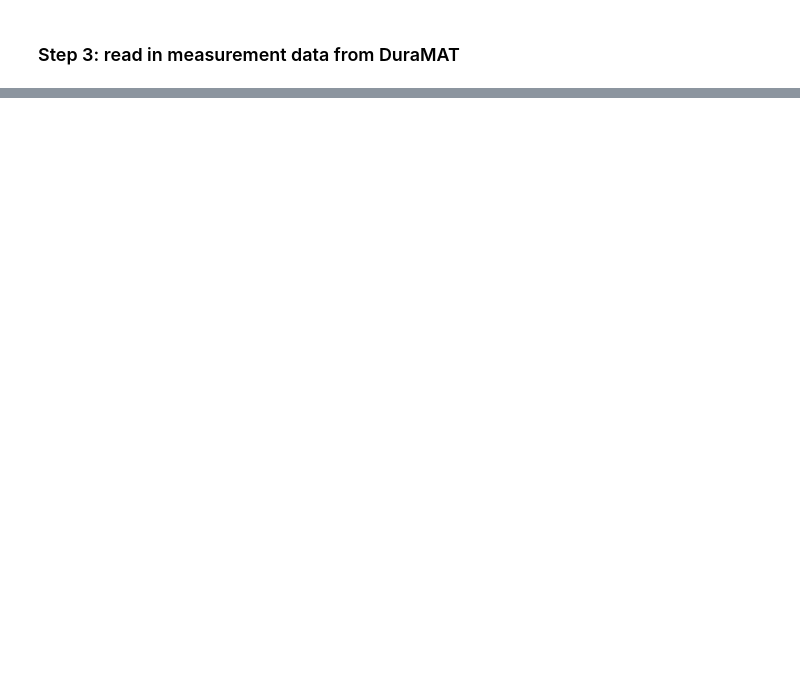
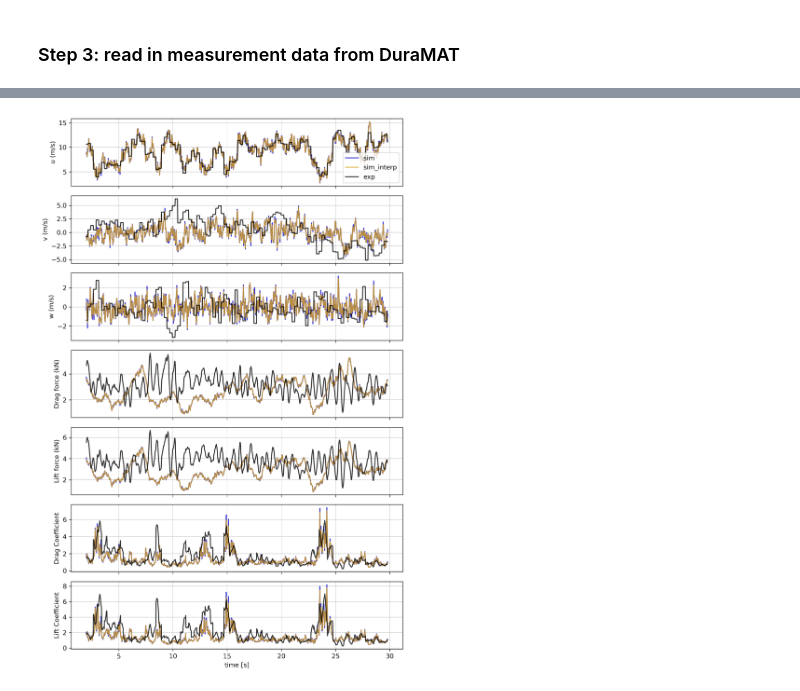
Before and after one commit to brookeslawski/PVade, a Jupyter notebook: postprocessing/loads_validation.ipynb, the cells around one changed output, grey strips where cells are left out. Saved outputs shown, nothing was run; the diff lists cells and outputs as text; code cells hidden in the pictures; blank space fills up the shorter version.

```diff
--- a/postprocessing/loads_validation.ipynb
+++ b/postprocessing/loads_validation.ipynb
@@ -250,7 +315,8 @@ for comp in ['fx','fy','fz']:
 
 for key in ['sim','sim_interp']:
     alldata[key] = alldata[key].rename(columns={'fx_0':'Drag force (kN)','fy_0':'Lateral force (kN)','fz_0':'Lift force (kN)',
-                                               'fx_nd_calc':'Drag Coefficient','fz_nd_calc':'Lift Coefficient', })
+                                               'fx_nd_calc':'Drag Coefficient','fz_nd_calc':'Lift Coefficient',
+                                                'accel-x':'AccNE X (g)', 'accel-z':'AccNE Y (g)'})
     # alldata['sim'] = alldata['sim'].rename(columns={'fx_0':'Drag force (kN)','fy_0':'Lateral force (kN)','fz_0':'Lift force (kN)'})
     # alldata['sim_interp'] = alldata['sim_interp'].rename(columns={'fx_0':'Drag force (kN)','fy_0':'Lateral force (kN)','fz_0':'Lift force (kN)'})
 
@@ -258,17 +338,21 @@ alldata['sim']
 # %%
 # plot velocity signals and drag and lift force
+colors = {'exp': 'k', 'sim': 'mediumblue', 'sim_interp': 'goldenrod'}
+
 comps = ['u (m/s)','v (m/s)','w (m/s)','Drag force (kN)', 'Lift force (kN)','Drag Coefficient', 'Lift Coefficient']
 vars = ['sim','sim_interp','exp']
 # vars = ['exp']
 
 fig, axs = plt.subplots(len(comps),1, figsize=[8,len(comps)*1.75], sharex=True, dpi=300)
 
 for comp,ax in zip(comps, axs.ravel()):
     for var in vars:
         pltdata = alldata[var][comp][alldata[var][comp].index > 2.0]
         ax.plot(pltdata, label=var, alpha=0.8, color=colors[var])
         ax.set_ylabel(f"{comp}")
     ax.grid(lw=0.5)
 axs[0].legend()
 axs[-1].set_xlabel("time [s]")
 plt.tight_layout()
+# %% [output]
+[figure, added]
```
Also changed, not shown: parts of 16 cells of this notebook.
